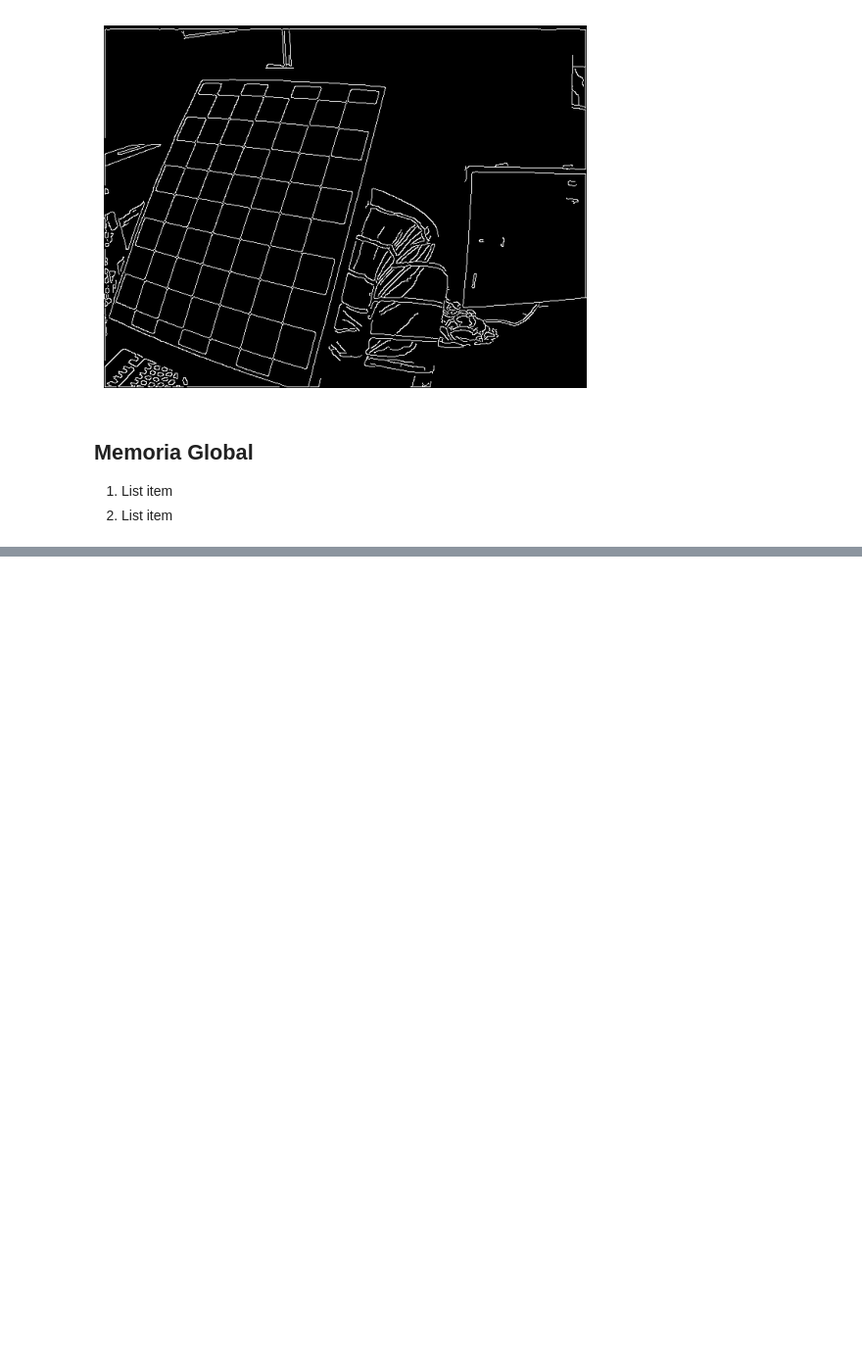
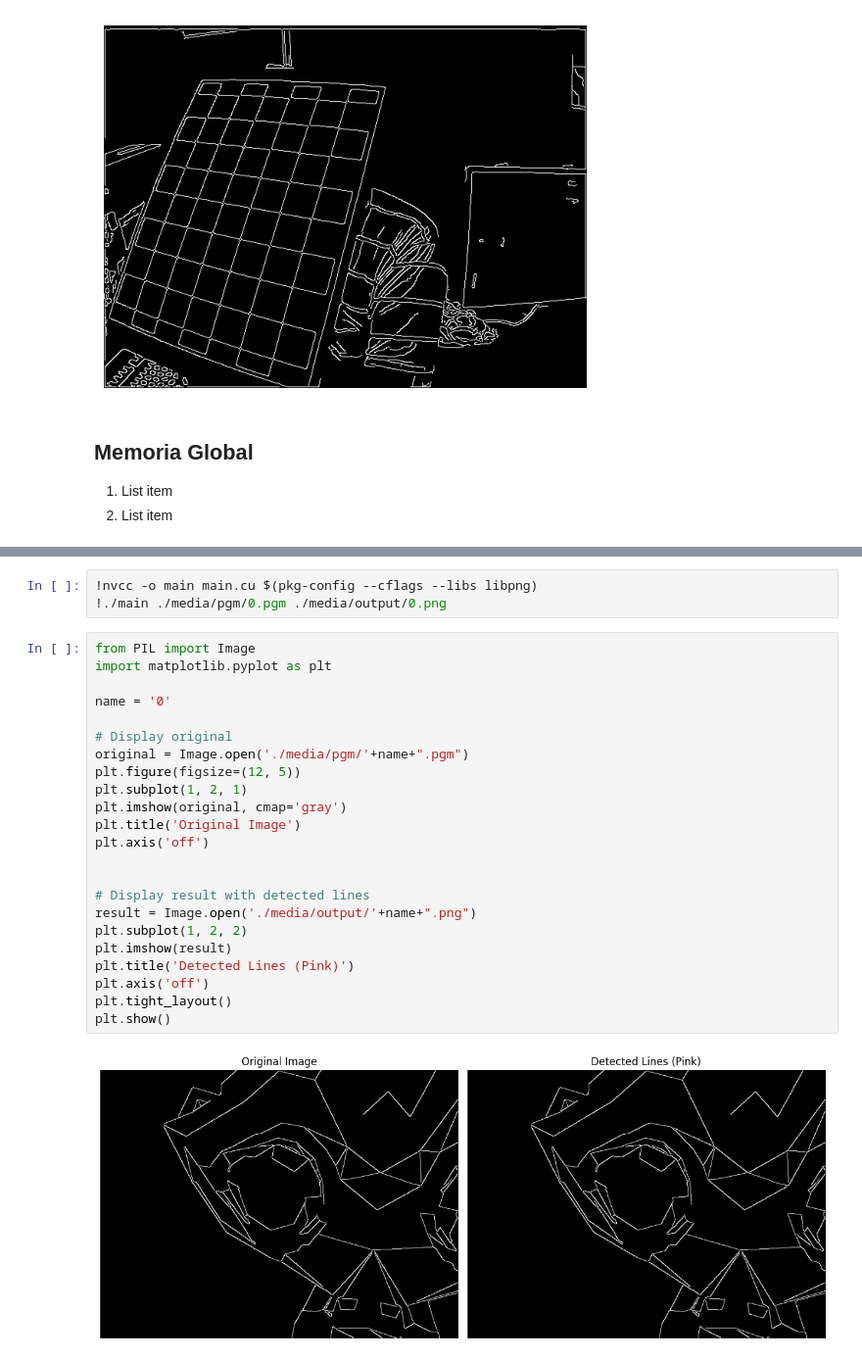
Before and after one commit to DanielRasho/Paralela-proj3, a Jupyter notebook: main.ipynb, the cells around one changed output, grey strips where cells are left out. Shown at 98% size. Saved outputs shown, nothing was run; the diff lists cells and outputs as text; blank space fills up the shorter version.

Commit message:
Add image pre and post-processing for debugging purposes

```diff
--- a/main.ipynb
+++ b/main.ipynb
@@ -284,0 +133,28 @@ compilation terminated.
+# %%
+!nvcc -o main main.cu $(pkg-config --cflags --libs libpng)
+!./main ./media/pgm/0.pgm ./media/output/0.png
+# %%
+from PIL import Image
+import matplotlib.pyplot as plt
+
+name = '0'
+
+# Display original
+original = Image.open('./media/pgm/'+name+".pgm")
+plt.figure(figsize=(12, 5))
+plt.subplot(1, 2, 1)
+plt.imshow(original, cmap='gray')
+plt.title('Original Image')
+plt.axis('off')
+
+
+# Display result with detected lines
+result = Image.open('./media/output/'+name+".png")
+plt.subplot(1, 2, 2)
+plt.imshow(result)
+plt.title('Detected Lines (Pink)')
+plt.axis('off')
+plt.tight_layout()
+plt.show()
+# %% [output]
+[figure, added]
```
Also changed, not shown: parts of 5 cells of this notebook.
